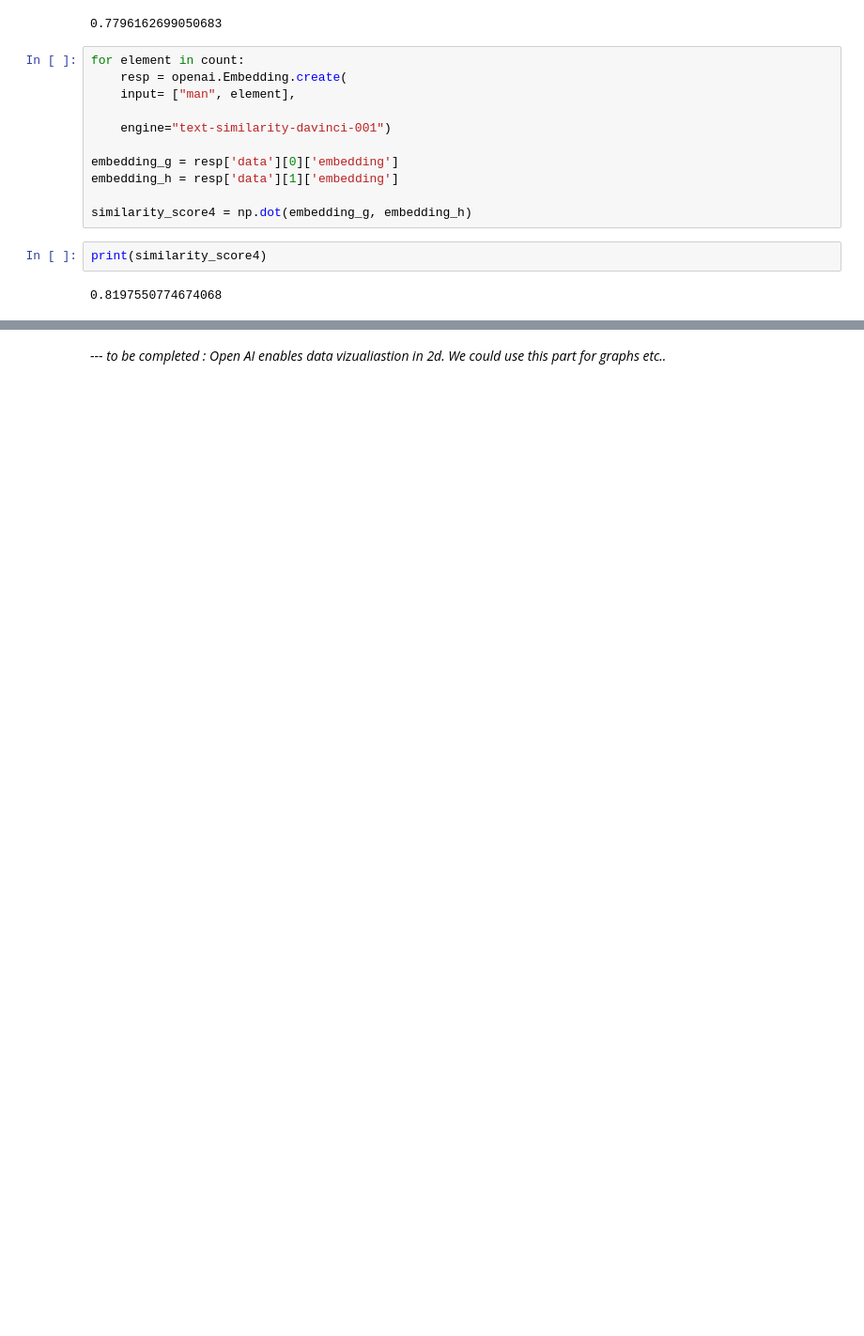
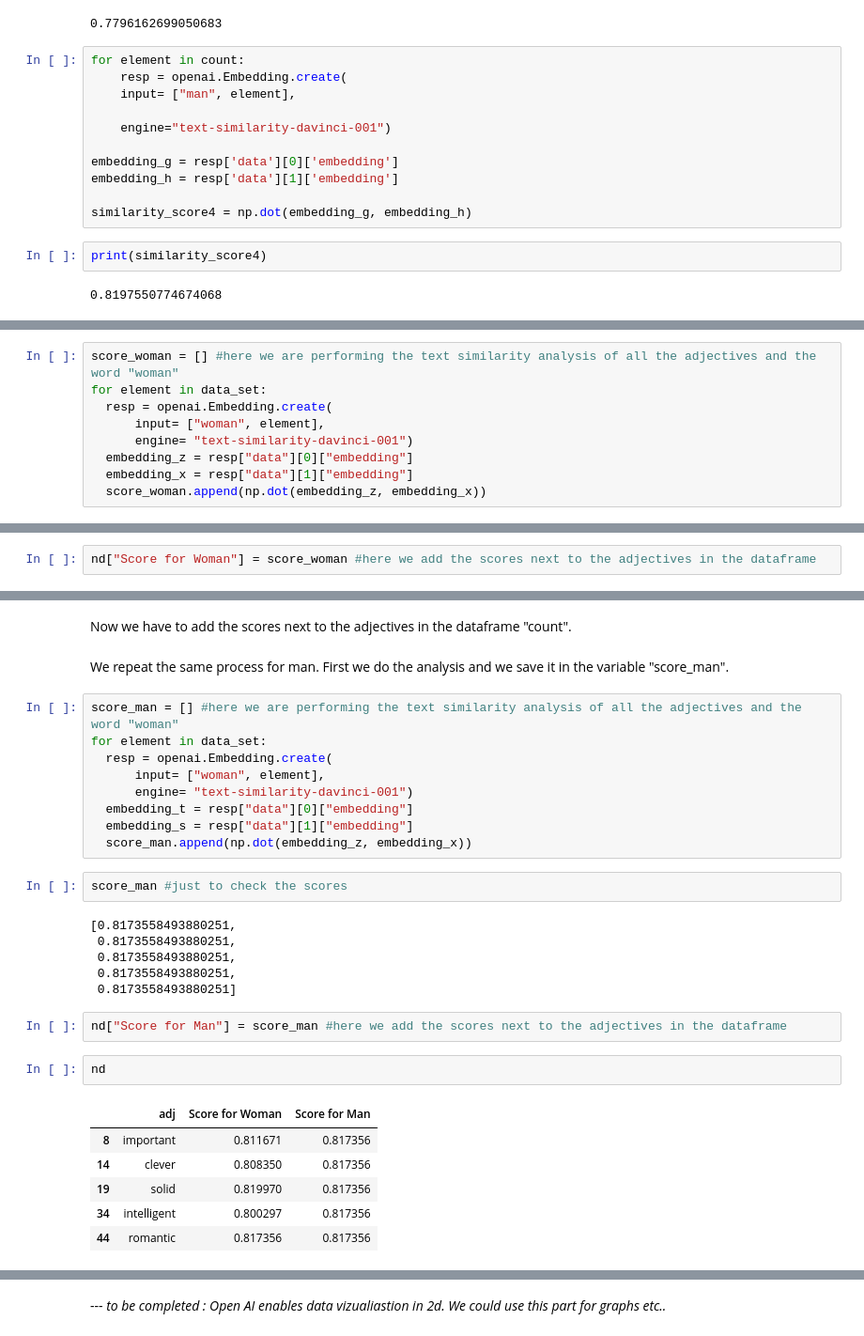
Before and after one commit to Marine-DUPUIS/Decoding-Biases-in-AI---GPT3, a Jupyter notebook: OpenAi.ipynb, the cells around one changed output, grey strips where cells are left out. Shown: that part at 94% size. Drawn from its saved outputs; the diff is of its cells as text; blank space fills up the shorter version.

```diff
--- a/OpenAi.ipynb
+++ b/OpenAi.ipynb
@@ -340,0 +369,9 @@ scores-----*
+# %%
+score_woman = [] #here we are performing the text similarity analysis of all the adjectives and the word "woman"
+for element in data_set:
+  resp = openai.Embedding.create(
+      input= ["woman", element],
+      engine= "text-similarity-davinci-001")
+  embedding_z = resp["data"][0]["embedding"]
+  embedding_x = resp["data"][1]["embedding"]
+  score_woman.append(np.dot(embedding_z, embedding_x))
@@ -340,0 +386,2 @@ scores-----*
+# %%
+nd["Score for Woman"] = score_woman #here we add the scores next to the adjectives in the dataframe
@@ -340,0 +399,32 @@ scores-----*
+# %% [markdown]
+Now we have to add the scores next to the adjectives in the dataframe "count".
+# %% [markdown]
+We repeat the same process for man. First we do the analysis and we save it in the variable "score_man".
+# %%
+score_man = [] #here we are performing the text similarity analysis of all the adjectives and the word "woman"
+for element in data_set:
+  resp = openai.Embedding.create(
+      input= ["woman", element],
+      engine= "text-similarity-davinci-001")
+  embedding_t = resp["data"][0]["embedding"]
+  embedding_s = resp["data"][1]["embedding"]
+  score_man.append(np.dot(embedding_z, embedding_x))
+# %%
+score_man #just to check the scores
+# %% [output]
+[0.8173558493880251,
+ 0.8173558493880251,
+ 0.8173558493880251,
+ 0.8173558493880251,
+ 0.8173558493880251]
+# %%
+nd["Score for Man"] = score_man #here we add the scores next to the adjectives in the dataframe
+# %%
+nd
+# %% [output]
+|  | adj | Score for Woman | Score for Man |
+| 8 | important | 0.811671 | 0.817356 |
+| 14 | clever | 0.808350 | 0.817356 |
+| 19 | solid | 0.819970 | 0.817356 |
+| 34 | intelligent | 0.800297 | 0.817356 |
+| 44 | romantic | 0.817356 | 0.817356 |
```
Also changed, not shown: parts of 34 cells of this notebook.
